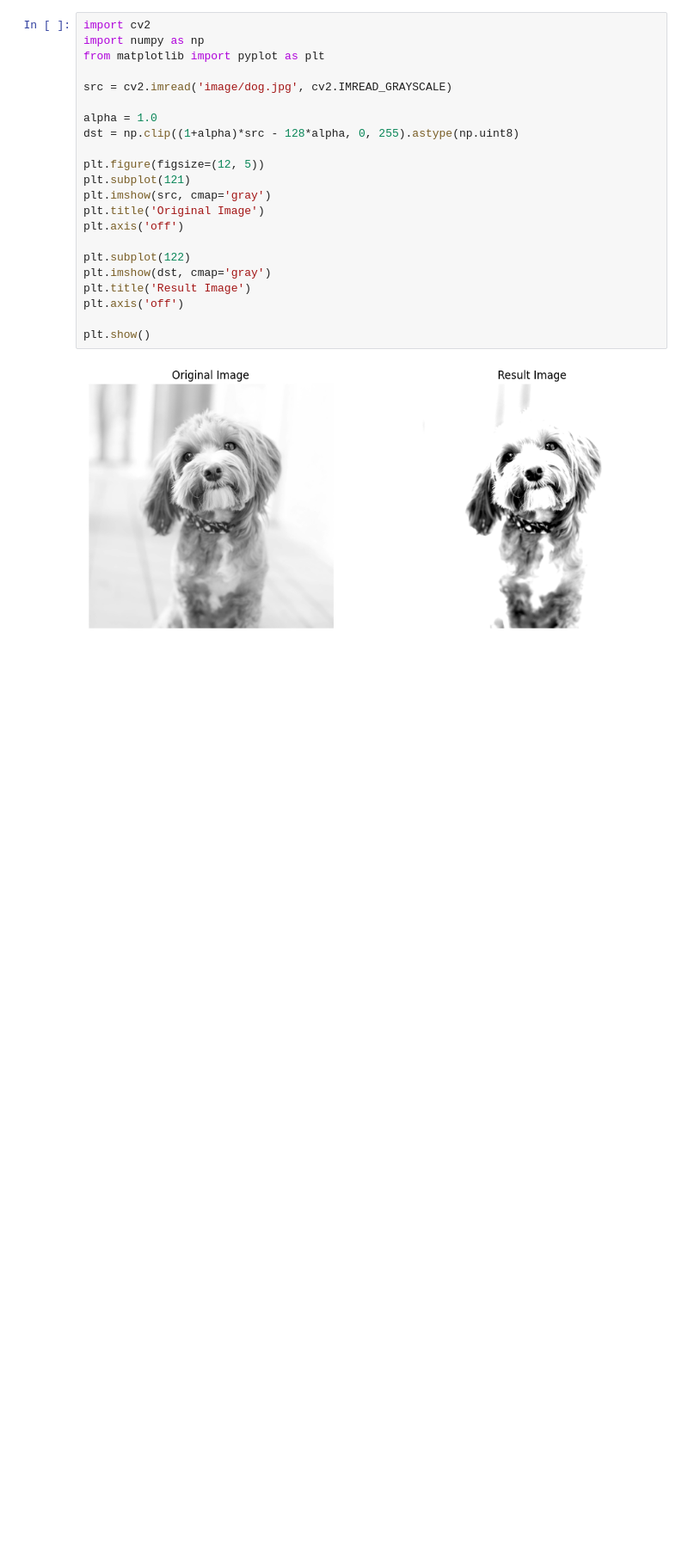
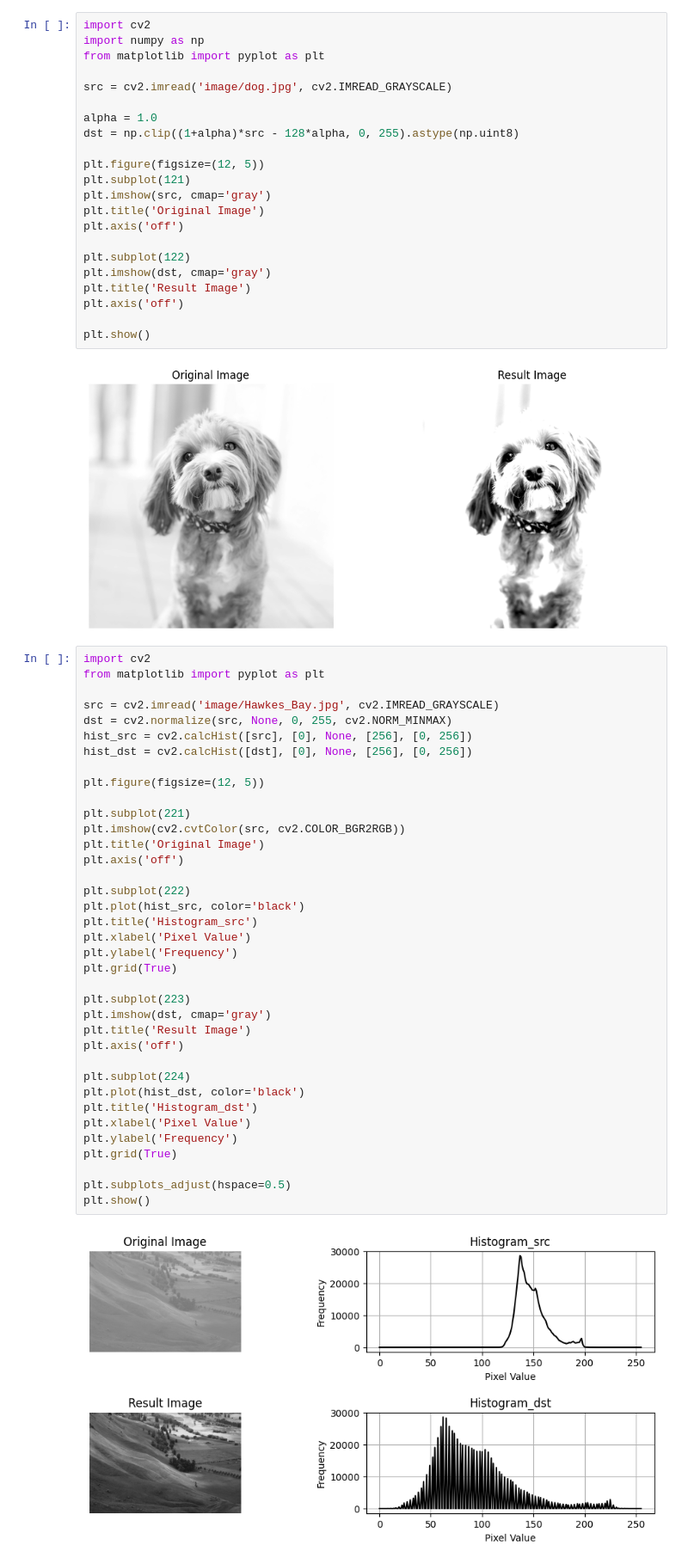
Before and after one commit to Ihan0316/ai_scool, a Jupyter notebook: 7월/7-31/이미지 변환.ipynb, the cells around one changed output. Shown at 86% size. Saved outputs shown, nothing was run; the diff lists cells and outputs as text; blank space fills up the shorter version.

Commit message:
7/31 preview of OpenCV matrix, image_convert, cv2 show -> plt show converting

```diff
--- a/7월/7-31/이미지 변환.ipynb
+++ b/7월/7-31/이미지 변환.ipynb
@@ -74,3 +74,42 @@ plt.axis('off')
 plt.show()
 # %% [output]
 [figure]
+# %%
+import cv2
+from matplotlib import pyplot as plt
+
+src = cv2.imread('image/Hawkes_Bay.jpg', cv2.IMREAD_GRAYSCALE)
+dst = cv2.normalize(src, None, 0, 255, cv2.NORM_MINMAX)
+hist_src = cv2.calcHist([src], [0], None, [256], [0, 256])
+hist_dst = cv2.calcHist([dst], [0], None, [256], [0, 256])
+
+plt.figure(figsize=(12, 5))
+
+plt.subplot(221)
+plt.imshow(cv2.cvtColor(src, cv2.COLOR_BGR2RGB))
+plt.title('Original Image')
+plt.axis('off')
+
+plt.subplot(222)
+plt.plot(hist_src, color='black')
+plt.title('Histogram_src')
+plt.xlabel('Pixel Value')
+plt.ylabel('Frequency')
+plt.grid(True)
+
+plt.subplot(223)
+plt.imshow(dst, cmap='gray')
+plt.title('Result Image')
+plt.axis('off')
+
+plt.subplot(224)
+plt.plot(hist_dst, color='black')
+plt.title('Histogram_dst')
+plt.xlabel('Pixel Value')
+plt.ylabel('Frequency')
+plt.grid(True)
+
+plt.subplots_adjust(hspace=0.5)
+plt.show()
+# %% [output]
+[figure, added]
```
Also changed, not shown: parts of 1 cell of this notebook, 2 other files.
